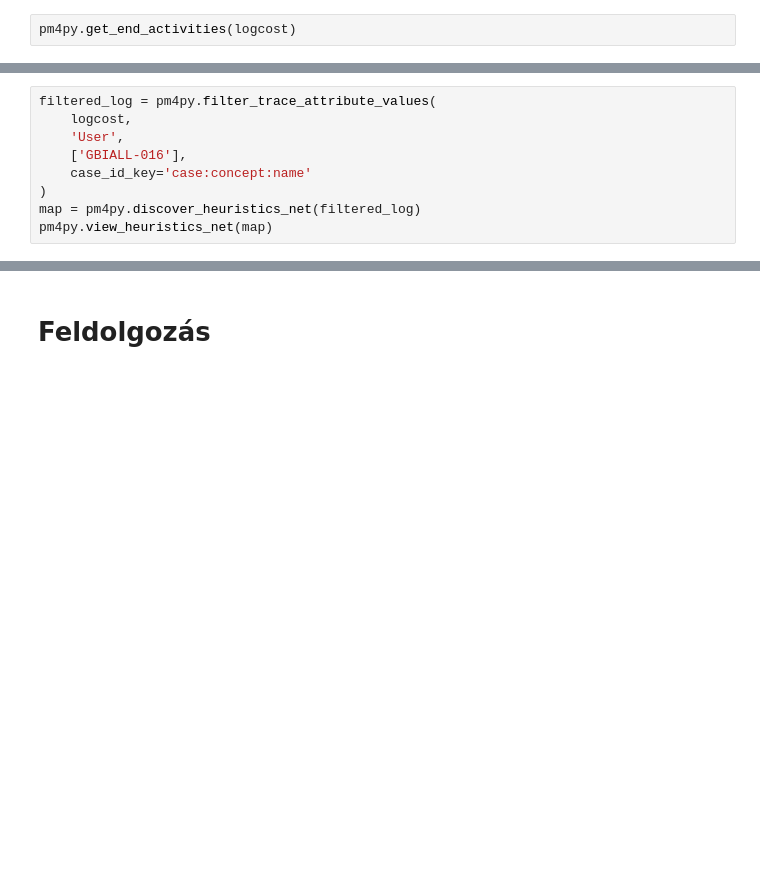
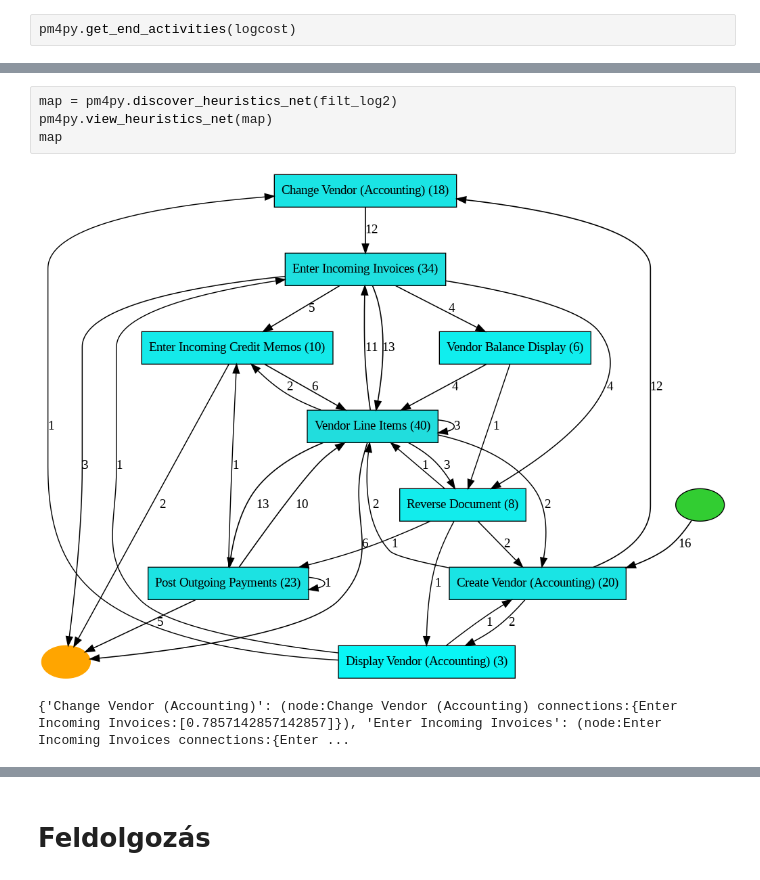
Before and after one commit to szabild/procmin2, a Jupyter notebook: procmin0314.ipynb, the cells around one changed output, grey strips where cells are left out. Saved outputs shown, nothing was run; the diff lists cells and outputs as text; blank space fills up the shorter version.

```diff
--- a/procmin0314.ipynb
+++ b/procmin0314.ipynb
@@ -194,9 +199,7 @@ pm4py.view_heuristics_net(map)
-# %%
-filtered_log = pm4py.filter_trace_attribute_values(
-    logcost,
-    'User',
-    ['GBIALL-016'],
-    case_id_key='case:concept:name'
-)
-map = pm4py.discover_heuristics_net(filtered_log)
-pm4py.view_heuristics_net(map)
+# %%
+map = pm4py.discover_heuristics_net(filt_log2)
+pm4py.view_heuristics_net(map)
+map
+# %% [output]
+[figure, added]
+{'Change Vendor (Accounting)': (node:Change Vendor (Accounting) connections:{Enter Incoming Invoices:[0.7857142857142857]}), 'Enter Incoming Invoices': (node:Enter Incoming Invoices connections:{Enter ...
```
Also changed, not shown: parts of 4 cells of this notebook.
